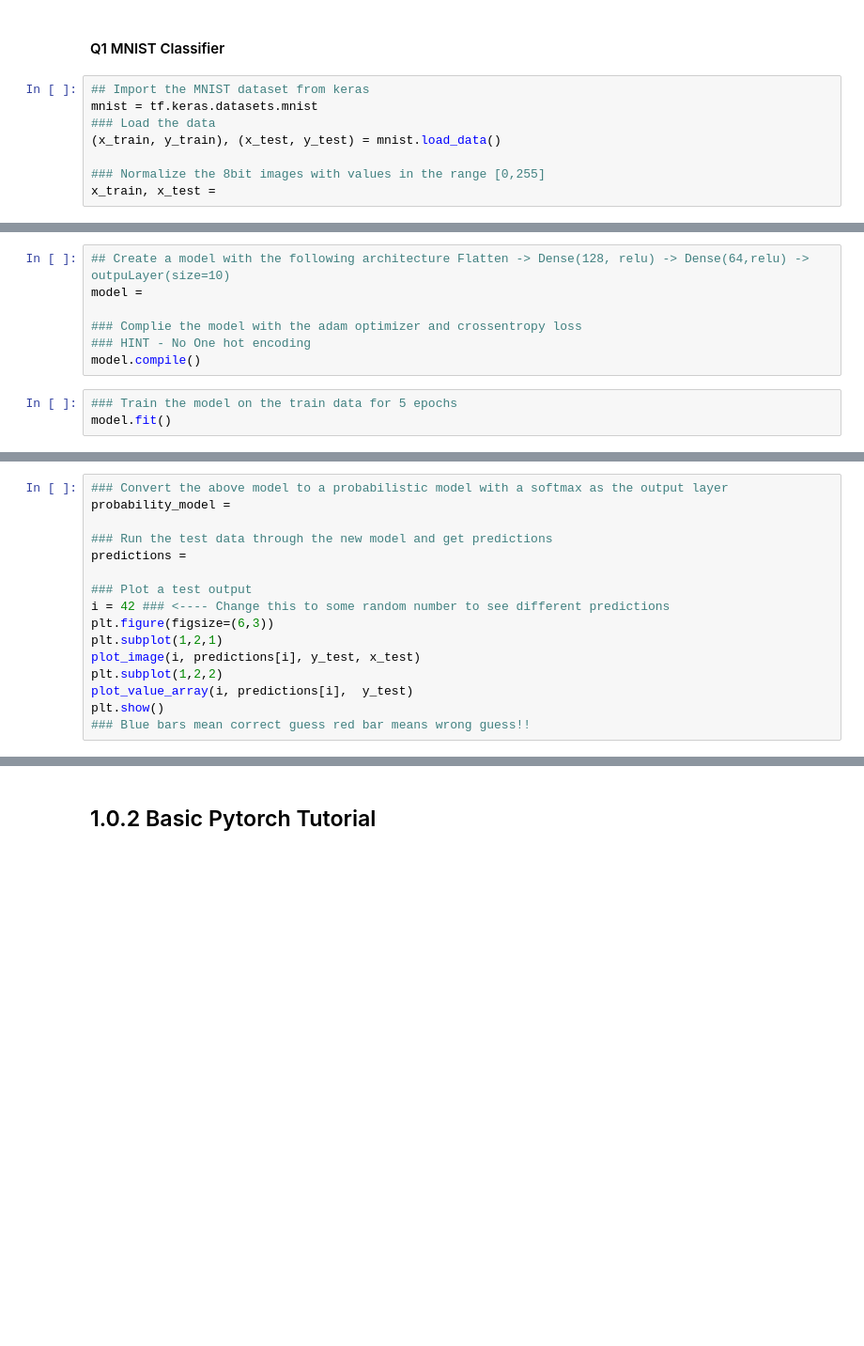
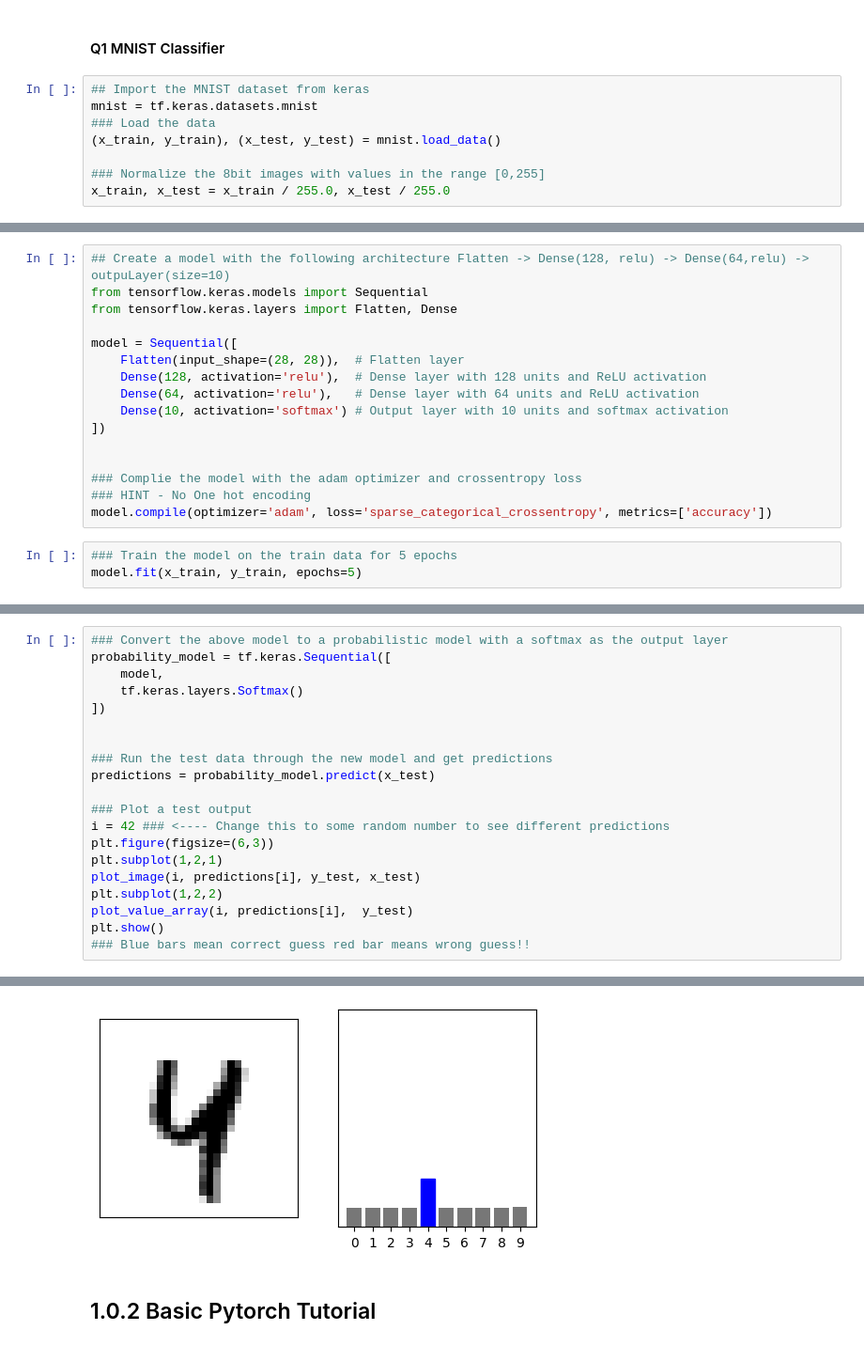
Before and after one commit to Rishikesh-Jadhav/Robot-Learning, a Jupyter notebook: Assignment1/RL_Assignment1.ipynb, the cells around one changed output, grey strips where cells are left out. Shown at 94% size. Cells and saved outputs as stored; diff of their text form; blank space fills up the shorter version.

```diff
--- a/Assignment1/RL_Assignment1.ipynb
+++ b/Assignment1/RL_Assignment1.ipynb
@@ -183,4 +209,4 @@ mnist = tf.keras.datasets.mnist
 (x_train, y_train), (x_test, y_test) = mnist.load_data()
 
 ### Normalize the 8bit images with values in the range [0,255]
-x_train, x_test =
+x_train, x_test = x_train / 255.0, x_test / 255.0
@@ -187,10 +216,19 @@ x_train, x_test =
 # %%
 ## Create a model with the following architecture Flatten -> Dense(128, relu) -> Dense(64,relu) -> outpuLayer(size=10)
-model =
+from tensorflow.keras.models import Sequential
+from tensorflow.keras.layers import Flatten, Dense
+
+model = Sequential([
+    Flatten(input_shape=(28, 28)),  # Flatten layer
+    Dense(128, activation='relu'),  # Dense layer with 128 units and ReLU activation
+    Dense(64, activation='relu'),   # Dense layer with 64 units and ReLU activation
+    Dense(10, activation='softmax') # Output layer with 10 units and softmax activation
+])
+
 
 ### Complie the model with the adam optimizer and crossentropy loss
 ### HINT - No One hot encoding
-model.compile()
+model.compile(optimizer='adam', loss='sparse_categorical_crossentropy', metrics=['accuracy'])
 # %%
 ### Train the model on the train data for 5 epochs
-model.fit()
+model.fit(x_train, y_train, epochs=5)
@@ -201,9 +255,13 @@ print('\nTest accuracy:', test_acc)
 # %%
 ### Convert the above model to a probabilistic model with a softmax as the output layer
-probability_model =
+probability_model = tf.keras.Sequential([
+    model,
+    tf.keras.layers.Softmax()
+])
+
 
 ### Run the test data through the new model and get predictions
-predictions =
+predictions = probability_model.predict(x_test)
 
 ### Plot a test output
 i = 42 ### <---- Change this to some random number to see different predictions
@@ -214,3 +272,4 @@ plt.subplot(1,2,2)
 plot_value_array(i, predictions[i],  y_test)
 plt.show()
 ### Blue bars mean correct guess red bar means wrong guess!!
+# %% [output]
@@ -217,3 +277,4 @@ plt.show()
+[figure, added]
 # %% [markdown]
 ## 1.0.2 Basic Pytorch Tutorial
 # %%
```
Also changed, not shown: parts of 21 cells of this notebook.
